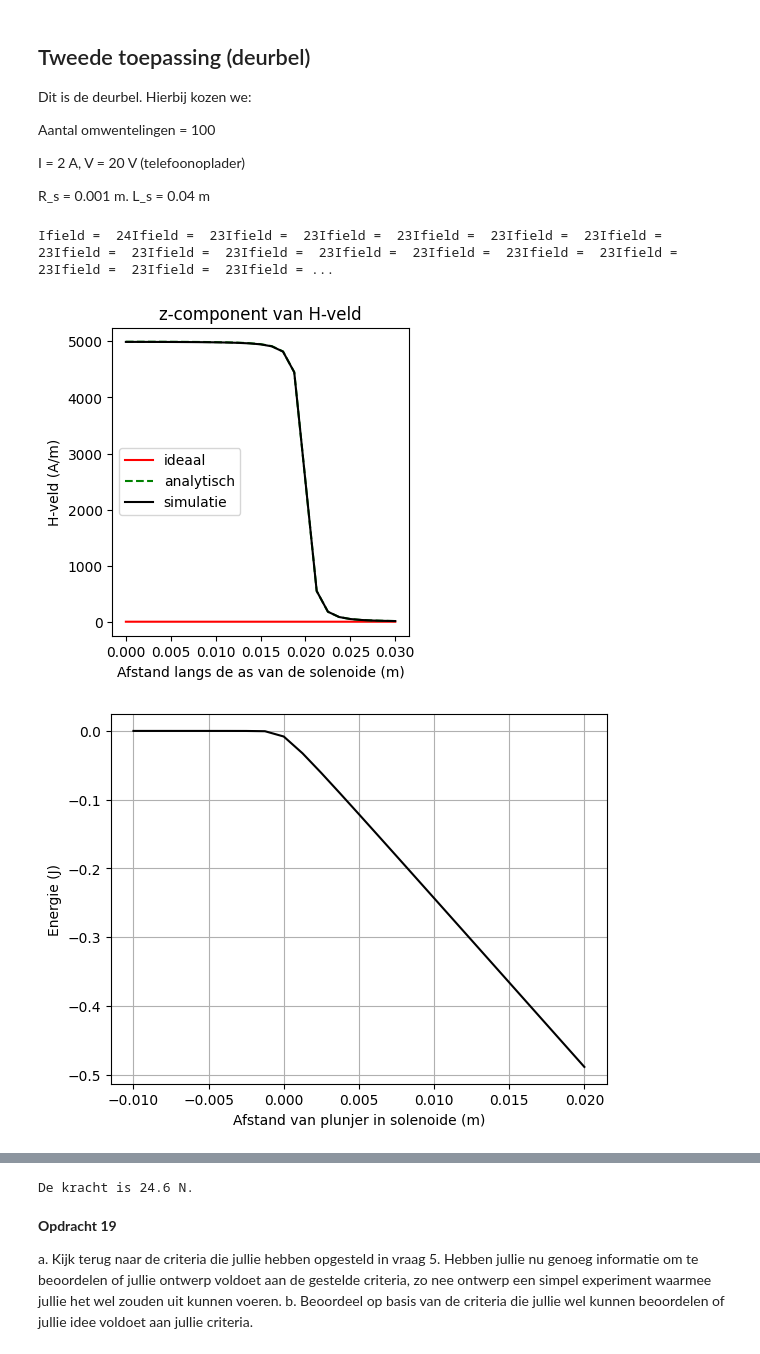
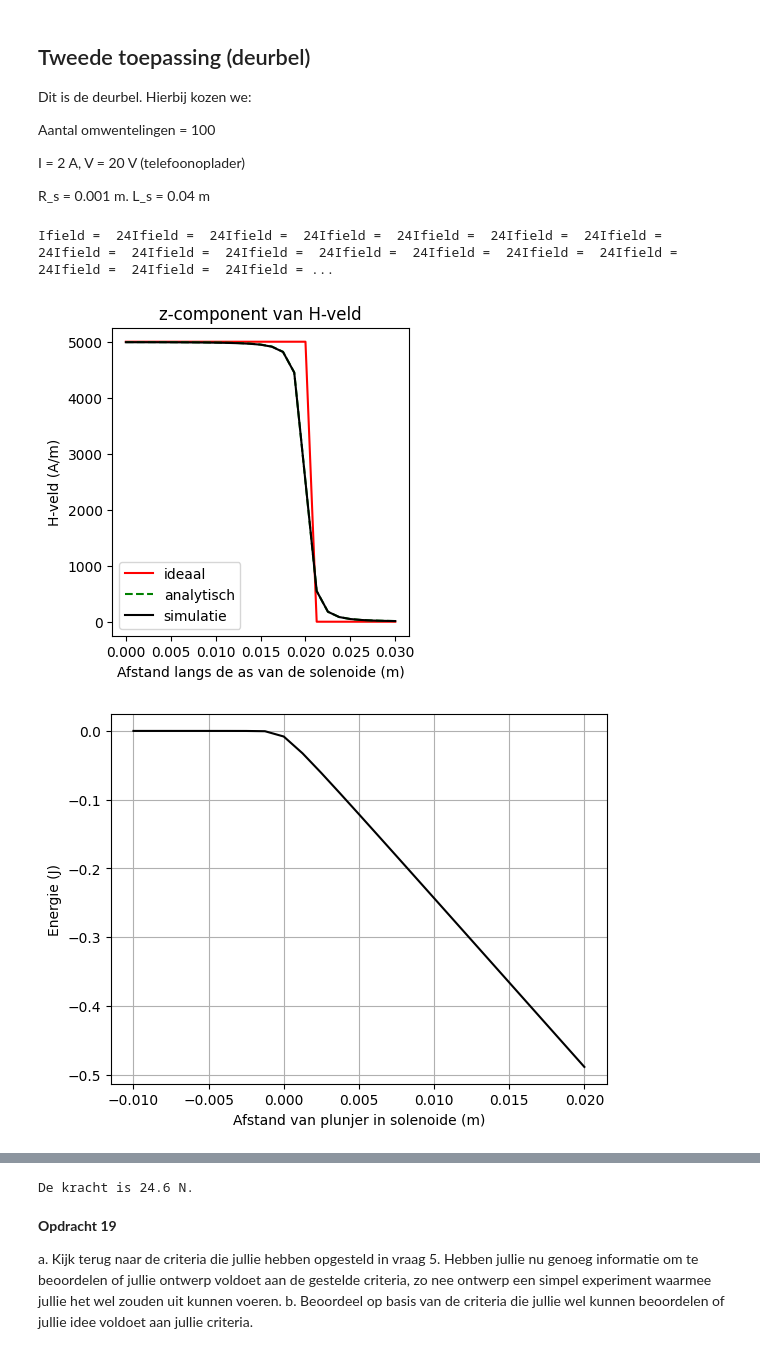
Before and after one commit to Timomloo/opdrachten-DEF-D, a Jupyter notebook: DigitaleOntwerpopdrachten/2KrachtactuatorOpdracht/KrachtactuatorOpdracht.ipynb, the cells around one changed output, grey strips where cells are left out. Drawn from its saved outputs; the diff is of its cells as text; code cells hidden in the pictures.

```diff
--- a/DigitaleOntwerpopdrachten/2KrachtactuatorOpdracht/KrachtactuatorOpdracht.ipynb
+++ b/DigitaleOntwerpopdrachten/2KrachtactuatorOpdracht/KrachtactuatorOpdracht.ipynb
@@ -420,7 +420,7 @@ De functie moet het magneetveld van een lijnelement $d\mathbf{l}$ berekenen. Geb
 
 Bereken met deze functie alle componenten van het magneetveld voor een veldpositie op $x=0.1$ m voor een stroombronelement in de oorsprong met een stroom van 6 A een lengte van $d\mathbf{l}$ gelijk aan $L/64$. Print het analytische en numerieke antwoord naar de command line en controleer dat het magneetveld gelijk is aan $\mathbf{H} =  0.00746 \hat{\mathbf{y}}$ A/m is.
 # %%
-L_draad = 0.1
+L_draad = 1
 dl=np.array([0, 0, L_draad/64])
 r_field=np.array([0.1, 0, 0])
 r_source=np.array([0, 0, 0])
@@ -802,6 +808,9 @@ for i_field in range(n_ax):
     H_ax[i_field,0]=Hsimulated[2]
 
 H_veld_ideaal=analytical_answer*np.ones(n_ax)*(1.0*(z_ax < L_sol/2))
+
+H_ideaal_waarde = (aantal_omwentelingen * I / L_sol)
+H_veld_ideaal = H_ideaal_waarde * np.ones(n_ax) * (1.0 * (z_ax <= L_sol / 2))
 
 # dit is nog een aardige analytische uitdrukking die je kan uitrekenen voor de z-component op de as van een solenoide met eindige lengte
 H_veld_analytisch=(aantal_omwentelingen*I/L_sol/2)*((L_sol/2-z_ax)/np.sqrt((z_ax- L_sol/2)**2 + r_sol**2)+(L_sol/2+z_ax)/np.sqrt((z_ax+ L_sol/2)**2 + r_sol**2))
@@ -813,35 +822,35 @@ plt.plot(z_ax, H_veld_ideaal, '-r', label='ideaal')
 plt.plot(z_ax, H_veld_analytisch, '--g', label='analytisch')
 plt.plot(z_ax, H_ax, '-k', label='simulatie')
 plt.xlabel('Afstand langs de as van de solenoide (m)')
 plt.ylabel('H-veld (A/m)')
 plt.legend()
 plt.show()
 
 # integrate the field up to point z_p
 Wz=-0.5*np.pi*r_s**2*np.cumsum(np.flipud(H_ax)*mu_ijzer*mu_0*np.flipud(H_ax))*(z_ax[1] - z_ax[0])
 L_s = L_sol
 mu_r = mu_ijzer
 plt.figure()
 plt.plot(L_s/2 - z_ax, np.flipud(Wz), '-k')
 plt.xlabel('Afstand van plunjer in solenoide (m)'), plt.ylabel('Energie (J)'), plt.grid()
 plt.show()
 force_analytical = -mu_0*mu_r*np.pi*r_s**2*aantal_omwentelingen**2*I**2/2/L_s**2 # Kracht uitrekenen numeriek
 force_numerical=np.diff(Wz, n=1, append=[0])/(z_ax[1] - z_ax[0]) # Kracht uitrekenen
 
 # Plotting the results
 plt.figure()
 plt.plot(L_s/2 - z_ax, np.flipud(force_numerical), '-o', label='Kracht')
 plt.plot(L_s/2 - z_ax, (-5*9.8)*np.ones(n_ax), '--r', label='Benodigde kracht')
 plt.plot(L_s/2 - z_ax, force_analytical*np.ones(n_ax), '--g', label='Kracht oneindig lange solenoide')
 plt.xlabel('Afstand van plunjer in solenoide (m)'), plt.ylabel('Kracht (N)'), plt.grid(), plt.legend()
 plt.ylim([-200, 0])
 plt.show()
 
 
 print('De kracht is %.1f N.' %np.abs(np.min(np.flipud(force_numerical))))
 # %% [output]
-Ifield =  24Ifield =  23Ifield =  23Ifield =  23Ifield =  23Ifield =  23Ifield =  23Ifield =  23Ifield =  23Ifield =  23Ifield =  23Ifield =  23Ifield =  23Ifield =  23Ifield =  23Ifield =  23Ifield = ...
+Ifield =  24Ifield =  24Ifield =  24Ifield =  24Ifield =  24Ifield =  24Ifield =  24Ifield =  24Ifield =  24Ifield =  24Ifield =  24Ifield =  24Ifield =  24Ifield =  24Ifield =  24Ifield =  24Ifield = ...
-[figure, old version]
+[figure, new version]
 [figure]
 [figure]
 De kracht is 24.6 N.
```
Also changed, not shown: parts of 4 cells of this notebook.
